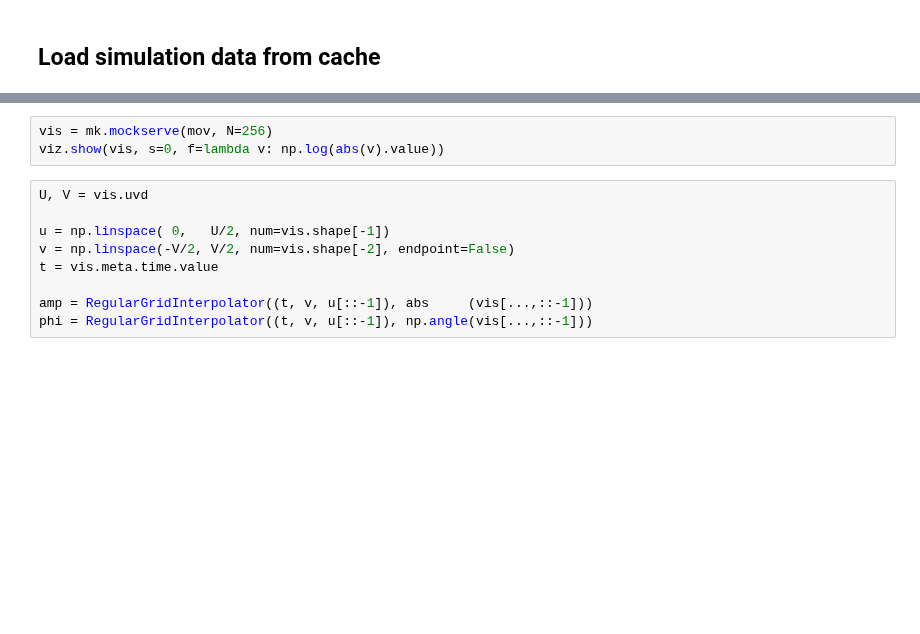
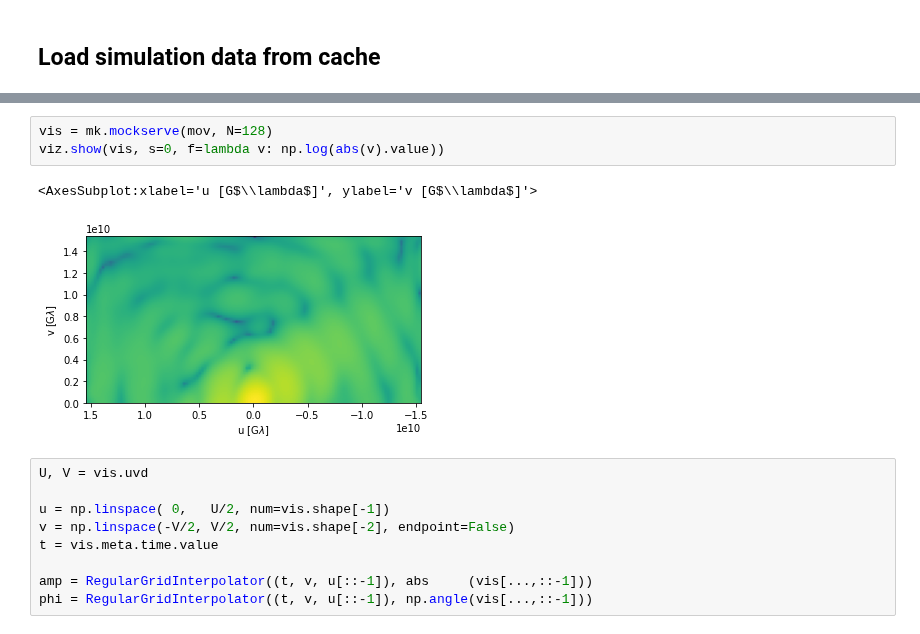
Before and after one commit to eventhorizontelescope/2017_sgra_paper5, a Jupyter notebook: test_null.ipynb, the cells around one changed output, grey strips where cells are left out. Drawn from its saved outputs; the diff is of its cells as text; blank space fills up the shorter version.

```diff
--- a/test_null.ipynb
+++ b/test_null.ipynb
@@ -50,6 +47,9 @@ viz.show(mov, s=0)
 # %%
-vis = mk.mockserve(mov, N=256)
+vis = mk.mockserve(mov, N=128)
 viz.show(vis, s=0, f=lambda v: np.log(abs(v).value))
+# %% [output]
+<AxesSubplot:xlabel='u [G$\\lambda$]', ylabel='v [G$\\lambda$]'>
+[figure, added]
 # %%
 U, V = vis.uvd
 
```
Also changed, not shown: parts of 3 cells of this notebook.
